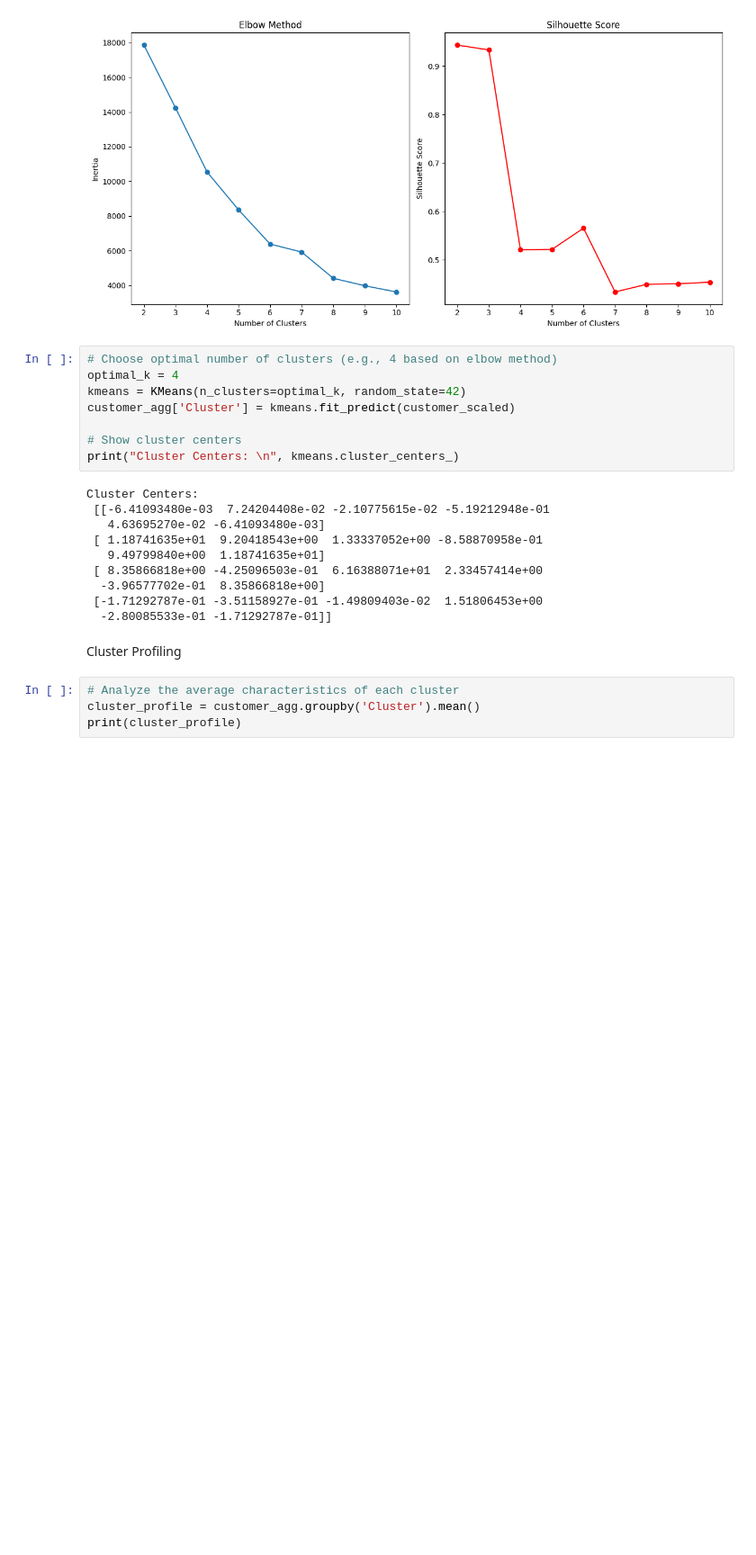
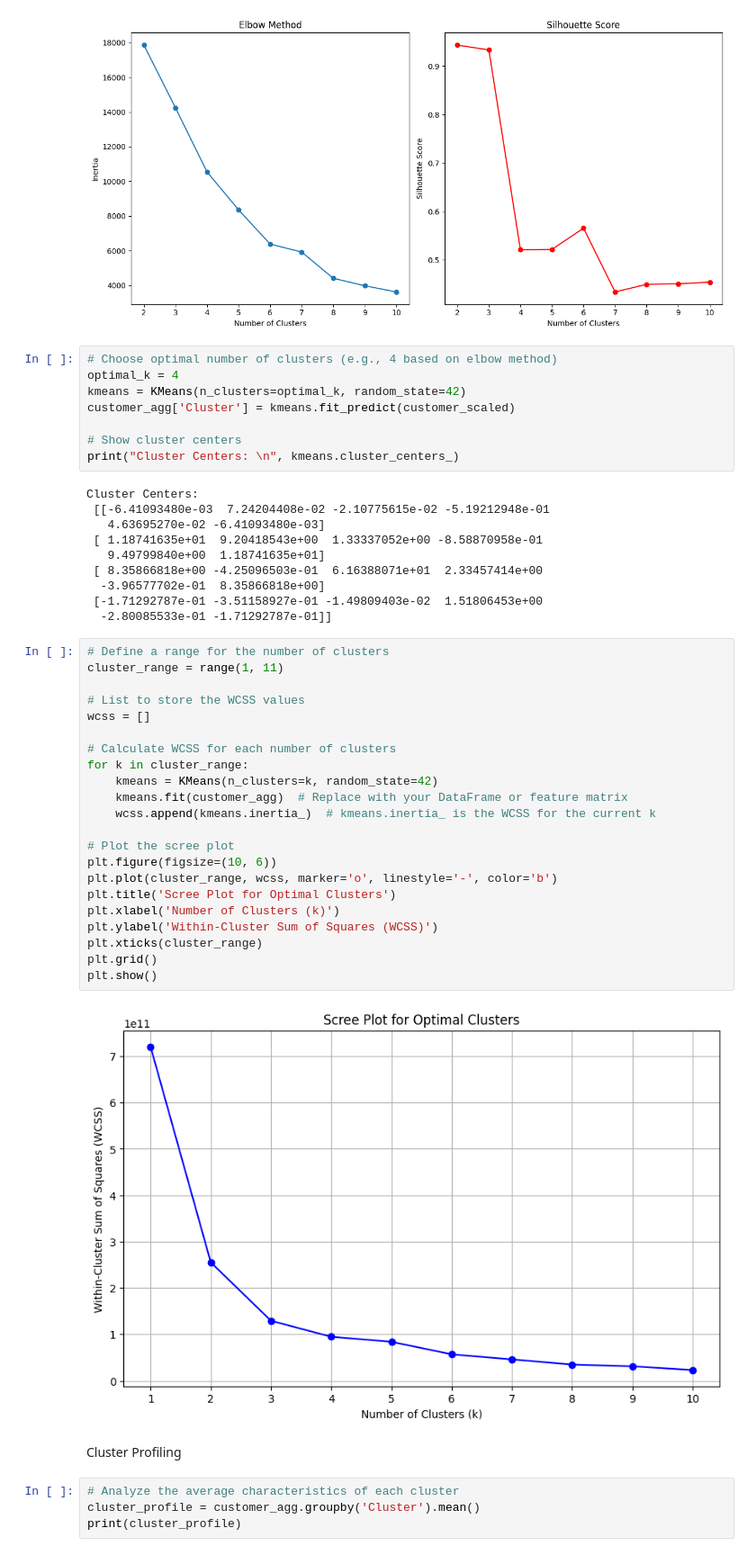
Before and after one commit to mk7890/Machine-Learning-II, a Jupyter notebook: ML2_CustomerSegmentationDataset_KMeansClustering_exiercise.ipynb, the cells around one changed output. Shown: that part at 90% size. Saved outputs shown, nothing was run; the diff lists cells and outputs as text; blank space fills up the shorter version.

```diff
--- a/ML2_CustomerSegmentationDataset_KMeansClustering_exiercise.ipynb
+++ b/ML2_CustomerSegmentationDataset_KMeansClustering_exiercise.ipynb
@@ -294,6 +359,30 @@ Cluster Centers:
   -3.96577702e-01  8.35866818e+00]
  [-1.71292787e-01 -3.51158927e-01 -1.49809403e-02  1.51806453e+00
   -2.80085533e-01 -1.71292787e-01]]
+# %%
+# Define a range for the number of clusters
+cluster_range = range(1, 11)
+
+# List to store the WCSS values
+wcss = []
+
+# Calculate WCSS for each number of clusters
+for k in cluster_range:
+    kmeans = KMeans(n_clusters=k, random_state=42)
+    kmeans.fit(customer_agg)  # Replace with your DataFrame or feature matrix
+    wcss.append(kmeans.inertia_)  # kmeans.inertia_ is the WCSS for the current k
+
+# Plot the scree plot
+plt.figure(figsize=(10, 6))
+plt.plot(cluster_range, wcss, marker='o', linestyle='-', color='b')
+plt.title('Scree Plot for Optimal Clusters')
+plt.xlabel('Number of Clusters (k)')
+plt.ylabel('Within-Cluster Sum of Squares (WCSS)')
+plt.xticks(cluster_range)
+plt.grid()
+plt.show()
+# %% [output]
+[figure, added]
 # %% [markdown]
 Cluster Profiling
 # %%
```
Also changed, not shown: parts of 18 cells of this notebook.
